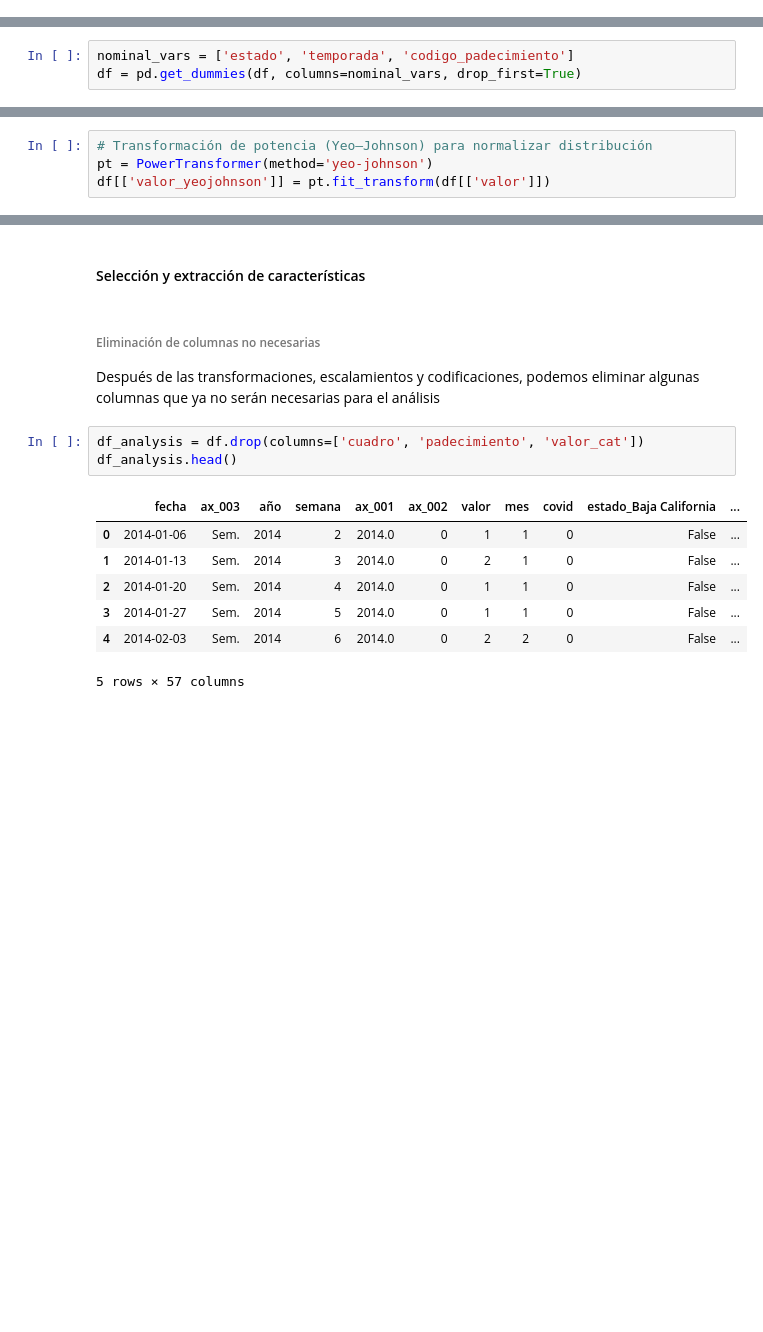
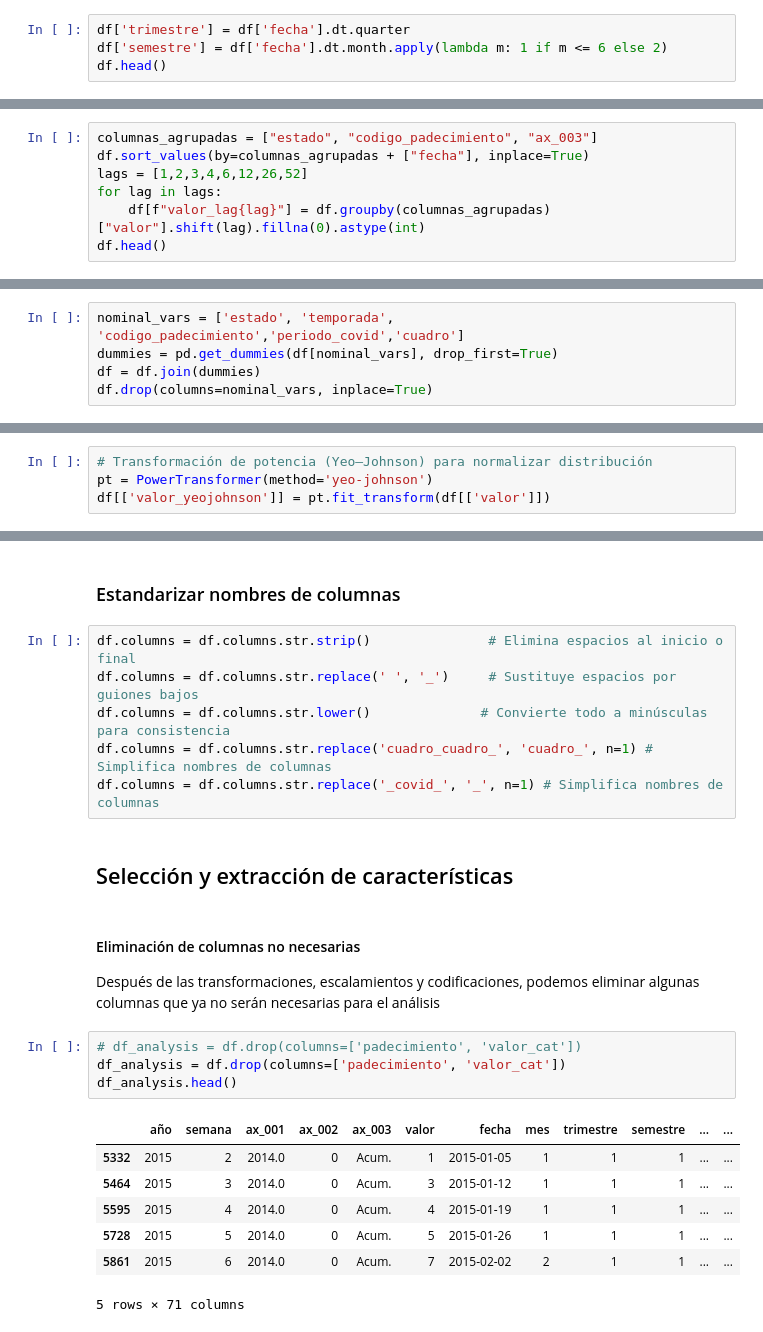
Before and after one commit to AbioticBaton4/proyecto-integrador-mna, a Jupyter notebook: src/features/Avance2.Equipo16.ipynb, the cells around one changed output, grey strips where cells are left out. Saved outputs shown, nothing was run; the diff lists cells and outputs as text; blank space fills up the shorter version.

Commit message:
feat: add Avance 2 - feature engineering (COVID periods, seasonality, lags, encoding, scaling, PCA on lags) and conclusions

```diff
--- a/src/features/Avance2.Equipo16.ipynb
+++ b/src/features/Avance2.Equipo16.ipynb
@@ -161,0 +176,4 @@ Dataset con nuevas características:
+# %%
+df['trimestre'] = df['fecha'].dt.quarter
+df['semestre'] = df['fecha'].dt.month.apply(lambda m: 1 if m <= 6 else 2)
+df.head()
@@ -161,0 +215,7 @@ Dataset con nuevas características:
+# %%
+columnas_agrupadas = ["estado", "codigo_padecimiento", "ax_003"]
+df.sort_values(by=columnas_agrupadas + ["fecha"], inplace=True)
+lags = [1,2,3,4,6,12,26,52]
+for lag in lags:
+    df[f"valor_lag{lag}"] = df.groupby(columnas_agrupadas)["valor"].shift(lag).fillna(0).astype(int)
+df.head()
@@ -193,8 +262,10 @@ df[ordinal_vars] = encoder_ordinal.fit_transform(df[ordinal_vars])
 La codificación one-hot convierte categorías no ordenadas en variables binarias (dummy variables),
 evitando que el modelo interprete jerarquías inexistentes y reduciendo colinealidad con drop_first=True.
 # %%
-nominal_vars = ['estado', 'temporada', 'codigo_padecimiento']
-df = pd.get_dummies(df, columns=nominal_vars, drop_first=True)
+nominal_vars = ['estado', 'temporada', 'codigo_padecimiento','periodo_covid','cuadro']
+dummies = pd.get_dummies(df[nominal_vars], drop_first=True)
+df = df.join(dummies)
+df.drop(columns=nominal_vars, inplace=True)
 # %%
 print('Dataset con nueva codificaciones:')
 df.head()
@@ -247,16 +318,25 @@ Dataset con transformación Yeo-Johnson:
+# %% [markdown]
+### Estandarizar nombres de columnas
+# %%
+df.columns = df.columns.str.strip()               # Elimina espacios al inicio o final
+df.columns = df.columns.str.replace(' ', '_')     # Sustituye espacios por guiones bajos
+df.columns = df.columns.str.lower()              # Convierte todo a minúsculas para consistencia
+df.columns = df.columns.str.replace('cuadro_cuadro_', 'cuadro_', n=1) # Simplifica nombres de columnas
+df.columns = df.columns.str.replace('_covid_', '_', n=1) # Simplifica nombres de columnas
 # %% [markdown]
-#### Selección y extracción de características
+## Selección y extracción de características
 # %% [markdown]
-###### Eliminación de columnas no necesarias
+#### Eliminación de columnas no necesarias
 Después de las transformaciones, escalamientos y codificaciones, podemos eliminar algunas columnas que ya no serán necesarias para el análisis
 # %%
-df_analysis = df.drop(columns=['cuadro', 'padecimiento', 'valor_cat'])
+# df_analysis = df.drop(columns=['padecimiento', 'valor_cat'])
+df_analysis = df.drop(columns=['padecimiento', 'valor_cat'])
 df_analysis.head()
 # %% [output]
-|  | fecha | ax_003 | año | semana | ax_001 | ax_002 | valor | mes | covid | estado_Baja California | ... |
-| 0 | 2014-01-06 | Sem. | 2014 | 2 | 2014.0 | 0 | 1 | 1 | 0 | False | ... |
-| 1 | 2014-01-13 | Sem. | 2014 | 3 | 2014.0 | 0 | 2 | 1 | 0 | False | ... |
-| 2 | 2014-01-20 | Sem. | 2014 | 4 | 2014.0 | 0 | 1 | 1 | 0 | False | ... |
-| 3 | 2014-01-27 | Sem. | 2014 | 5 | 2014.0 | 0 | 1 | 1 | 0 | False | ... |
-| 4 | 2014-02-03 | Sem. | 2014 | 6 | 2014.0 | 0 | 2 | 2 | 0 | False | ... |
+|  | año | semana | ax_001 | ax_002 | ax_003 | valor | fecha | mes | trimestre | semestre | ... | ... |
+| 5332 | 2015 | 2 | 2014.0 | 0 | Acum. | 1 | 2015-01-05 | 1 | 1 | 1 | ... | ... |
+| 5464 | 2015 | 3 | 2014.0 | 0 | Acum. | 3 | 2015-01-12 | 1 | 1 | 1 | ... | ... |
+| 5595 | 2015 | 4 | 2014.0 | 0 | Acum. | 4 | 2015-01-19 | 1 | 1 | 1 | ... | ... |
+| 5728 | 2015 | 5 | 2014.0 | 0 | Acum. | 5 | 2015-01-26 | 1 | 1 | 1 | ... | ... |
+| 5861 | 2015 | 6 | 2014.0 | 0 | Acum. | 7 | 2015-02-02 | 2 | 1 | 1 | ... | ... |
-5 rows × 57 columns
+5 rows × 71 columns
```
Also changed, not shown: parts of 42 cells of this notebook.
